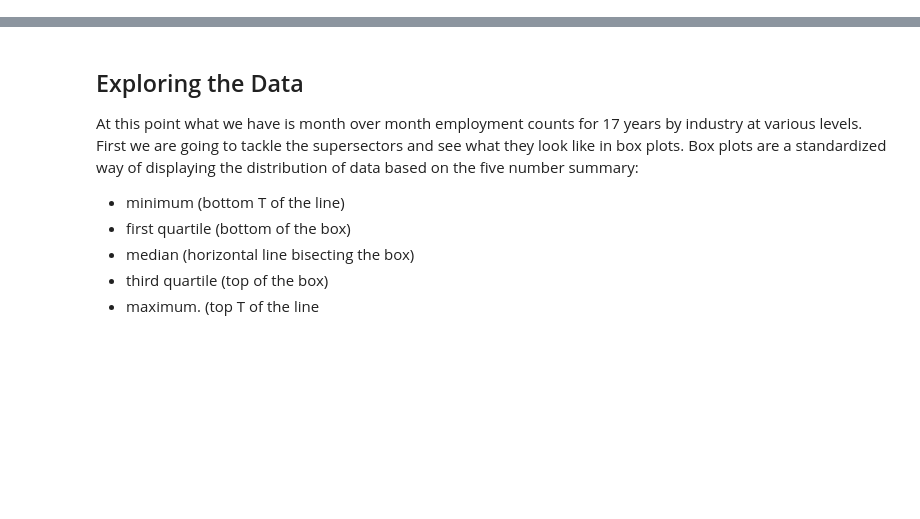
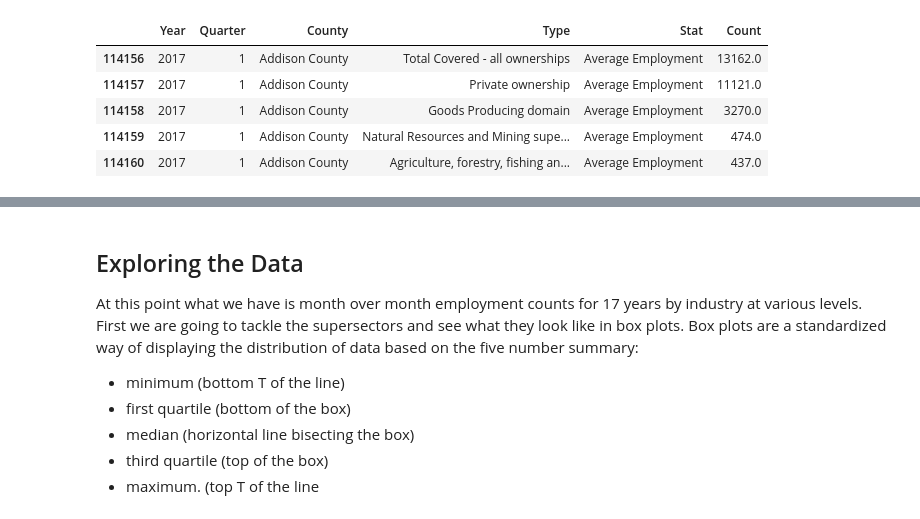
Before and after one commit to kefortney/Labor-Ind-Sect-State-County-2000-2017, a Jupyter notebook: Data Exploration of labor.ipynb, the cells around one changed output, grey strips where cells are left out. Saved outputs shown, nothing was run; the diff lists cells and outputs as text; code cells hidden in the pictures; blank space fills up the shorter version.

```diff
--- a/Data Exploration of labor.ipynb
+++ b/Data Exploration of labor.ipynb
@@ -55,4 +67,0 @@ annuallist = ['Average Employment Annual', 'Average Female Employment Annual', '
-# %%
-months = cumllaborcnty[cumllaborcnty['Time'].isin(monthlist)]
-quarters = cumllaborcnty[cumllaborcnty['Time'].isin(quarterslist)]
-annual = cumllaborcnty[cumllaborcnty['Time'].isin(annuallist)]
@@ -58,0 +88,9 @@ annual = cumllaborcnty[cumllaborcnty['Time'].isin(annuallist)]
+# %%
+quarters.head()
+# %% [output]
+|  | Year | Quarter | County | Type | Stat | Count |
+| 114156 | 2017 | 1 | Addison County | Total Covered - all ownerships | Average Employment | 13162.0 |
+| 114157 | 2017 | 1 | Addison County | Private ownership | Average Employment | 11121.0 |
+| 114158 | 2017 | 1 | Addison County | Goods Producing domain | Average Employment | 3270.0 |
+| 114159 | 2017 | 1 | Addison County | Natural Resources and Mining supe... | Average Employment | 474.0 |
+| 114160 | 2017 | 1 | Addison County | Agriculture, forestry, fishing an... | Average Employment | 437.0 |
```
Also changed, not shown: parts of 42 cells of this notebook, 3 other files.
